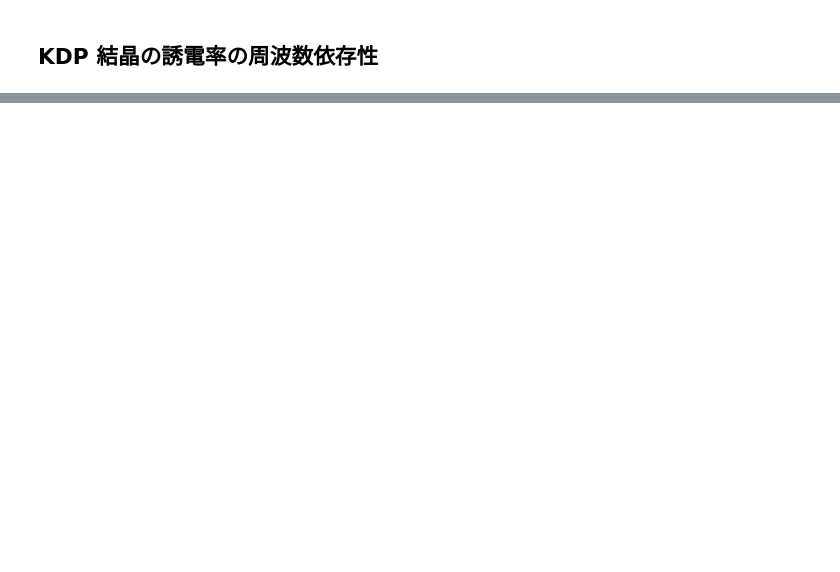
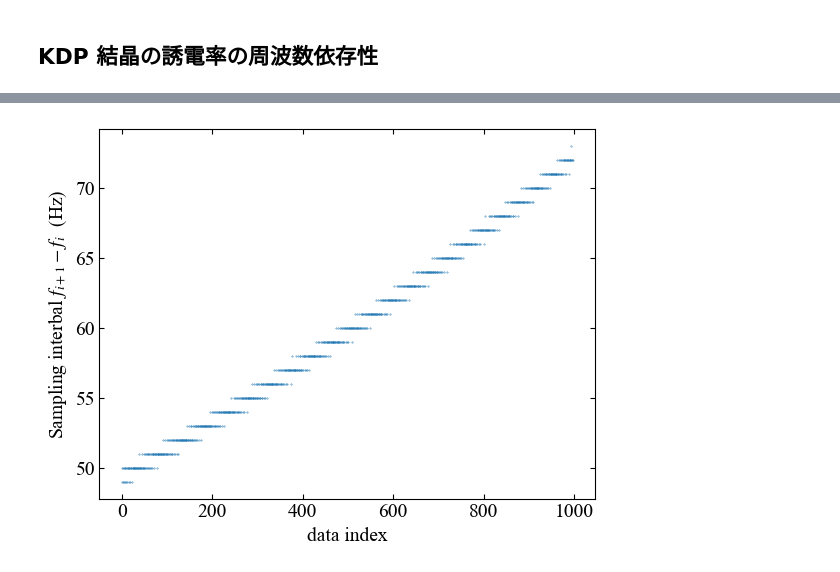
Before and after one commit to xiang-gong3944/----, a Jupyter notebook: 2024_10_25_強誘電体/data/2024_10_25.ipynb, the cells around one changed output, grey strips where cells are left out. Drawn from its saved outputs; the diff is of its cells as text; code cells hidden in the pictures; blank space fills up the shorter version.

```diff
--- a/2024_10_25_強誘電体/data/2024_10_25.ipynb
+++ b/2024_10_25_強誘電体/data/2024_10_25.ipynb
@@ -117,0 +259,19 @@ plt.plot(Temp, Frequency_res)
+# %%
+# 目盛を上下作用にセット
+f = plt.figure()
+ax = f.add_subplot(111)
+ax.yaxis.set_ticks_position('both')
+ax.xaxis.set_ticks_position('both')
+plt.rcParams['xtick.direction'] = 'in'
+plt.rcParams['ytick.direction'] = 'in'
+# フォントの選択
+plt.rcParams['font.size'] = 14
+plt.rcParams['font.family'] ='Times New Roman'
+plt.rcParams['mathtext.fontset'] = 'stix'
+
+plt.xlabel("data index")
+plt.ylabel("Sampling interbal $f_{i+1}-f_i$  (Hz) ")
+plt.scatter(list(range(998)), (Frequency[1,1:]-Frequency[1,:-1])*1000, s=0.1)
+plt.show()
+# %% [output]
+[figure, added]
```
Also changed, not shown: parts of 21 cells of this notebook, 3 other files.
